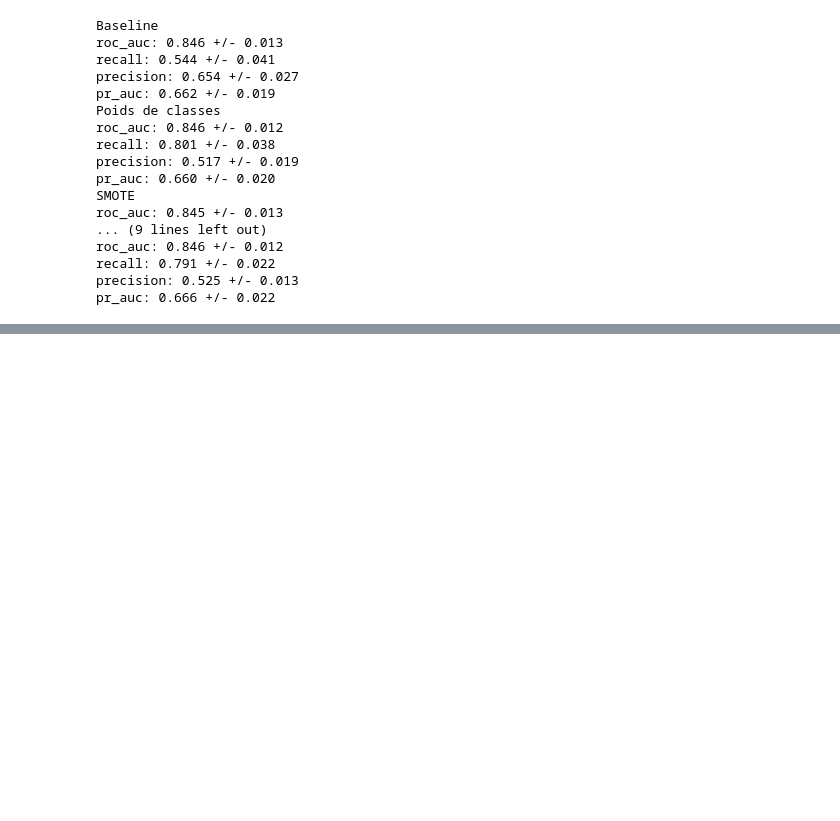
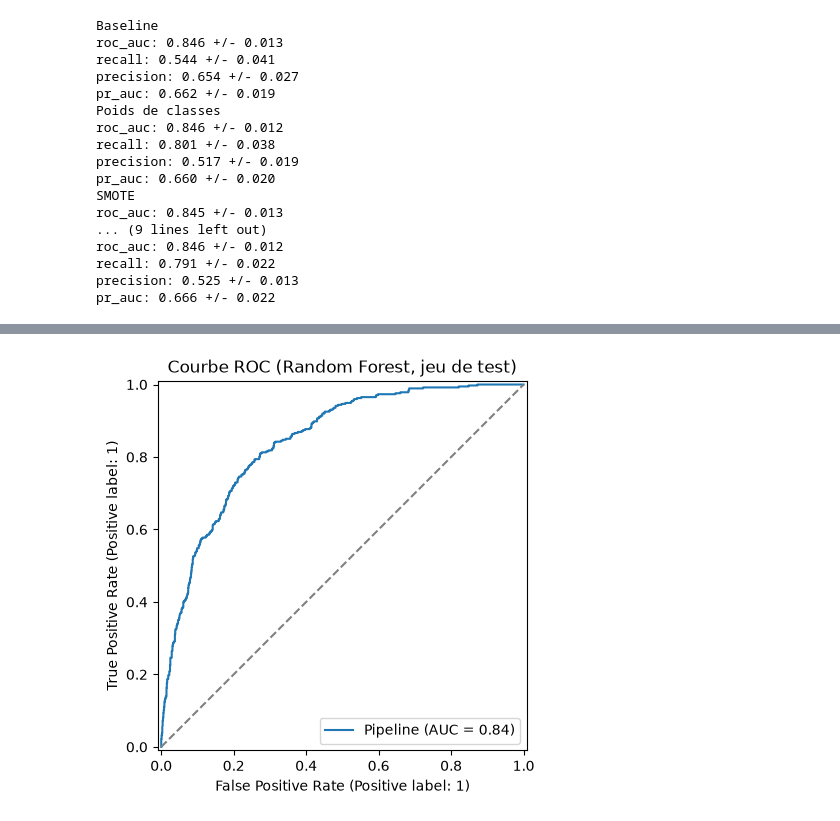
Before and after one commit to Beautrel/Datheon_Machine_Learning_Data_Science_Internship, a Jupyter notebook: task3_churn/02_modeling.ipynb, the cells around one changed output, grey strips where cells are left out. Cells and saved outputs as stored; diff of their text form; code cells hidden in the pictures; blank space fills up the shorter version.

```diff
--- a/task3_churn/02_modeling.ipynb
+++ b/task3_churn/02_modeling.ipynb
@@ -147,0 +169,10 @@ pr_auc: 0.666 +/- 0.022
+# %%
+import matplotlib.pyplot as plt
+from sklearn.metrics import RocCurveDisplay
+
+RocCurveDisplay.from_estimator(rf_pipeline, X_test, y_test)
+plt.plot([0, 1], [0, 1], linestyle="--", color="grey")
+plt.title("Courbe ROC (Random Forest, jeu de test)")
+plt.show()
+# %% [output]
+[figure, added]
```
Also changed, not shown: parts of 3 cells of this notebook.
